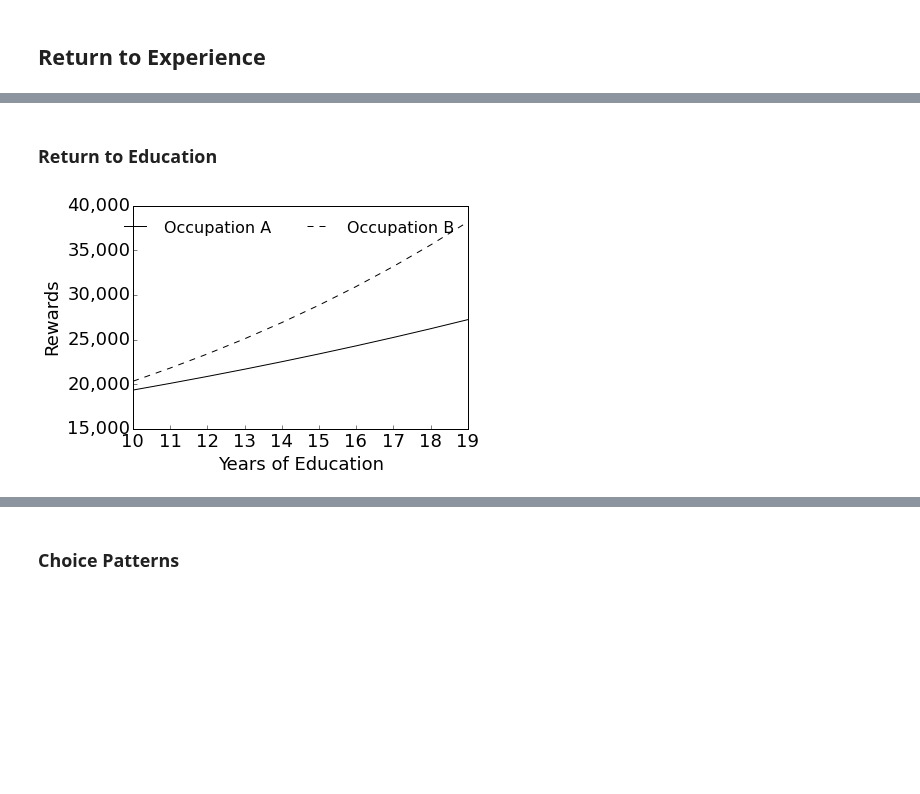
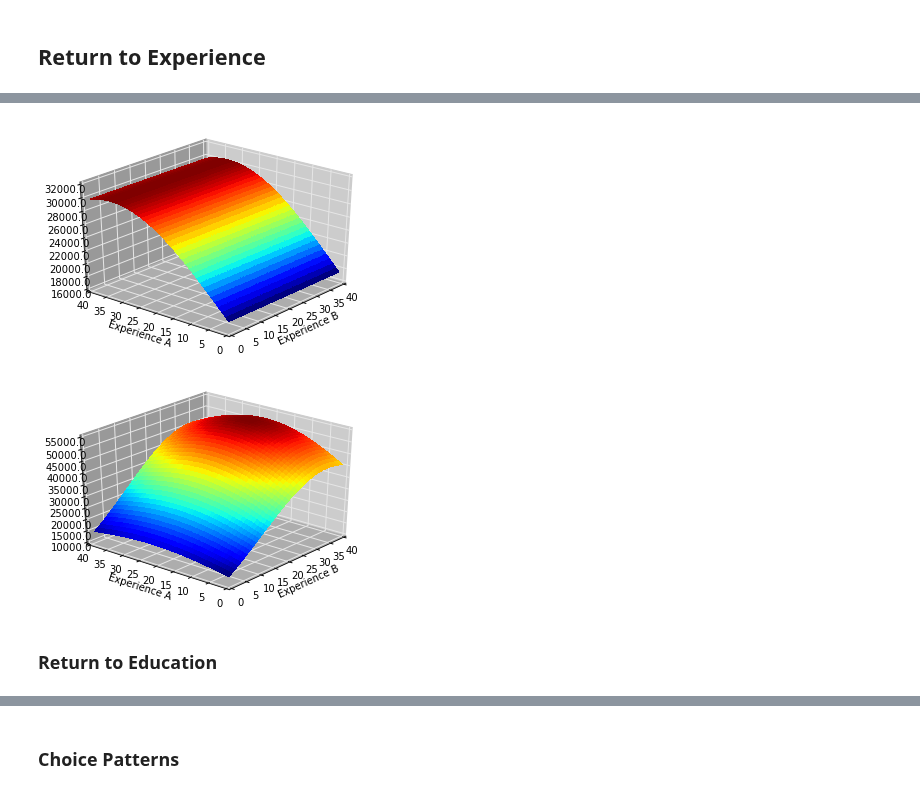
Before and after one commit to OpenSourceEconomics/respy, a Jupyter notebook: development/restud/graphs/graphs.ipynb, the cells around one changed output, grey strips where cells are left out. Cells and saved outputs as stored; diff of their text form; code cells hidden in the pictures; blank space fills up the shorter version.

```diff
--- a/development/restud/graphs/graphs.ipynb
+++ b/development/restud/graphs/graphs.ipynb
@@ -12,7 +19,7 @@ coeffs['B'] = [8.48, 0.070, 0.022, -0.0005, 0.067, -0.0010]
 **Functions**
 # %%
 def wage_function(edu, exp_A, exp_B, coeffs):
-    """ This function calculates the wage based on agent's
+    """ This function calculates the expected wage based on an agent's
     covariates for a given parameterization.
     """
 
@@ -121,2 +77,30 @@ plt.show()
+# %%
+def return_to_experience(exp_A, exp_B, coeffs, which):
+    """ Wrapper to evaluate the wage function for varying levels of experience.
+    """
+    # Distribute covariates
+    edu = 15
+
+    # Get wage
+    wage = wage_function(edu, exp_A, exp_B, coeffs[which])
+
+    # Finishing
+    return wage
+
+# Determine wages for varying level of experience in each occupation
+for which in ['A', 'B']:
+    x, y = np.meshgrid(range(40), range(40))
+    z = np.tile(np.nan, (40,40))
+    for i in range(40):
+        for j in range(40):
+            z[i,j] = return_to_experience(i, j, coeffs, which)
+
+    # Create and show plot
+    plot_return_experience(x, y, z)
+
+    plt.show()
+# %% [output]
+[figure, added]
+[figure, added]
 # %% [markdown]
 ### Return to Education
@@ -142,43 +106,0 @@ def return_to_education(edu, coeffs, which):
-# %%
-xvals = range(10, 20)
-
-yvals = dict()
-
-for which in ['A', 'B']:
-    yvals[which] = []
-    for edu in xvals:
-        yvals[which] += [return_to_education(edu, coeffs, which)]
-
-ax = plt.subplot()
-ax.plot(xvals, yvals['A'], '-k', label='Occupation A')
-ax.plot(xvals, yvals['B'], '--k', label='Occupation B')
-
-# Both axes
-ax.tick_params(axis='both', right='off', top='off')
-
-# x-axis
-ax.set_xticklabels(ax.get_xticks().astype(int), fontsize=18)
-ax.set_xlabel('Years of Education', fontsize=18)
-
-# y-axis
-yticks = ['{:,.0f}'.format(y) for y in ax.get_yticks().astype(int)]
-ax.set_yticklabels(yticks, fontsize=18)
-ax.set_ylabel('Rewards', fontsize=18)
-
-# legend
-handles, llabels = ax.get_legend_handles_labels()
-legend = plt.legend(handles, llabels, ncol=2, frameon=False, \
-                        fontsize=16)
-
-
-
-
-
-
-plt.show()
-# legend.set_bbox_to_anchor([-.15, -.15, 1.0, 0.03])
-#plt.savefig('{}.{}'.format(fname, fmat), bbox_inches='tight', loc=1, \
-#                format=fmat, bbox_extra_artists=(legend,))
-#plt.clf()
-# %% [output]
-[figure, removed]
```
Also changed, not shown: parts of 10 cells of this notebook, 1 other file.
